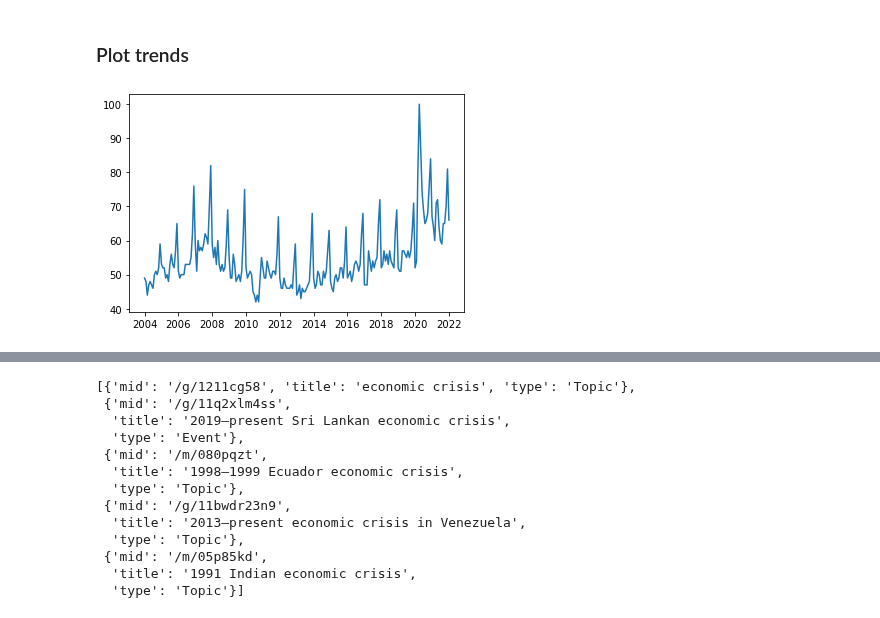
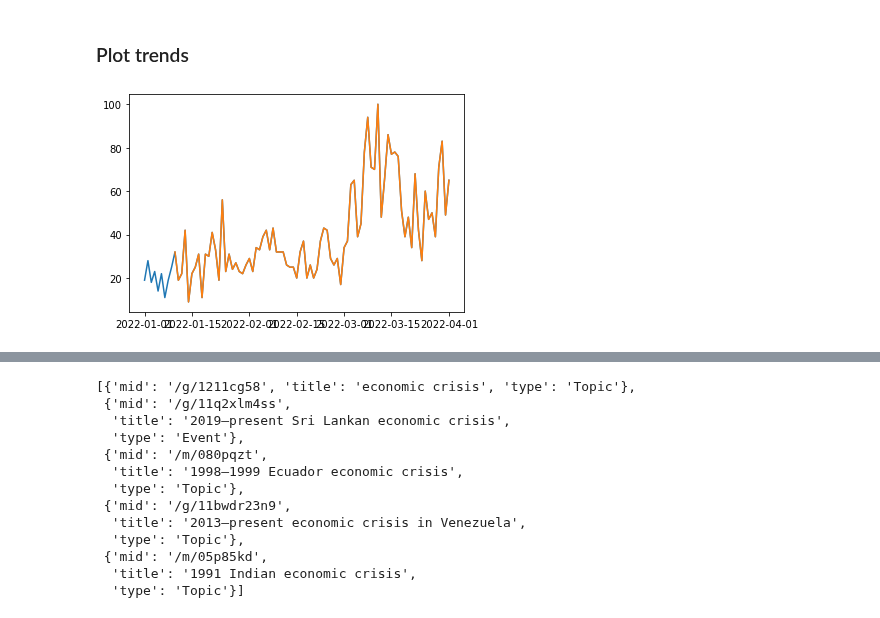
Before and after one commit to ubco-mds-2021-labs/capstone-project-googletrends_capstone, a Jupyter notebook: src/notebooks/gdp_notebook.ipynb, the cells around one changed output, grey strips where cells are left out. Drawn from its saved outputs; the diff is of its cells as text; code cells hidden in the pictures.

```diff
--- a/src/notebooks/gdp_notebook.ipynb
+++ b/src/notebooks/gdp_notebook.ipynb
@@ -49,8 +48,10 @@ plt.show()
 # %% [markdown]
 # Get predictors from Google Trends
 # %%
-# get caegories from csv file
+# get caegories and keywords from csv file
 key_path = '../../data/keywords_data/GDP.csv'
 key_data = pd.read_csv(key_path)
 cat_lst = key_data['CatNo']
 key_data.head()
+cat_lst = cat_lst[0:3]
+cat_lst = [94]
@@ -89,11 +97,12 @@ def get_trends(keyword=[''], category='0', related_queries=5, related_topics=5):
     return data, queries_lst, topics_lst
 # %%
-queries_dict = {}
-topics_dict = {}
+cat_queries_dict = {}
+cat_topics_dict = {}
 
+# get time series and related queries and topics of categories
 for i, category in enumerate(cat_lst):
     category = str(category)
-    data, queries, topics = get_trends(category=category, related_queries=2, related_topics=2)
-    queries_dict[category] = queries
-    topics_dict[category] = topics
+    data1, queries, topics = get_trends(category=category, related_queries=2, related_topics=2)
+    cat_queries_dict[category] = queries
+    cat_topics_dict[category] = topics
 # %%
@@ -119 +117,13 @@ queries_dict
 # %%
+keywords_lst = key_data['Keywords'].dropna()
+keycat_lst = key_data['keywordCat'].dropna()
+
+keywords_queries_dict = {}
+keywords_topics_dict = {}
+
+# get time series and related queries and topics of selected keywords
+for i, category in enumerate(cat_lst):
+    category = str(category)
+    data1, queries, topics = get_trends(keyword = ['recession'], related_queries=2, related_topics=2)
+    cat_queries_dict[category] = queries
+    cat_topics_dict[category] = topics
@@ -127,7 +151,8 @@ queries_dict
 ### Plot trends
 # %%
 trend_data = data.copy()
-plt.plot(trend_data[''])
+temp = pd.DataFrame({'A': data['recession'], 'B':data1['recession']})
+plt.plot(temp)
 plt.show()
 # %% [output]
-[figure, old version]
+[figure, new version]
```
Also changed, not shown: parts of 8 cells of this notebook.
